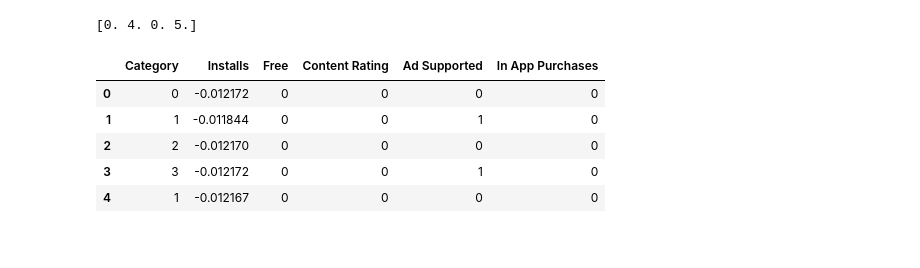
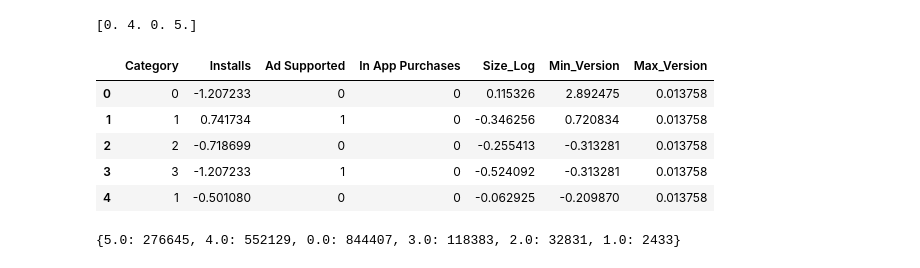
Before and after one commit to mv30/cmpe_255_group_project, a Jupyter notebook: PreProcess_RandomForest.ipynb, the cells around one changed output. Drawn from its saved outputs; the diff is of its cells as text; code cells hidden in the pictures.

```diff
--- a/PreProcess_RandomForest.ipynb
+++ b/PreProcess_RandomForest.ipynb
@@ -118,3 +155,28 @@ app_data.head()
+# %%
+def get_min_version( version):
+    if version == 'Varies with device':
+        return 0
+    elif '-' in version:
+        arr = version.split('-')
+        return get_version_value(arr[0].strip())
+    elif 'and' in version:
+        arr = version.split('and')
+        return get_version_value(arr[0].strip())
+    return get_version_value( version)
+# %%
+def get_max_version( version):
+    if version == 'Varies with device':
+        return 11
+    elif '-' in version:
+        arr = version.split('-')
+        return get_version_value(arr[1].strip())
+    elif 'and' in version:
+        arr = version.split('and')
+        return get_version_value(arr[1].strip())
+    return get_version_value( version)
+# %%
+app_data['Min_Version'] = app_data.apply( lambda row: get_min_version(row['Minimum Android']), axis = 1)
+app_data['Max_Version'] = app_data.apply( lambda row: get_max_version(row['Minimum Android']), axis = 1)
 # %%
 app_data['Category'] = pd.factorize(app_data['Category'])[0].astype(int)
 app_data['Content Rating'] = pd.factorize(app_data['Content Rating'])[0].astype(int)
@@ -132,4 +202,4 @@ app_data.head()
 # %%
-X = app_data.drop(['App Name', 'Rating', 'Rating Count', 'Minimum Installs', 'Maximum Installs', 'Price', 'Released', 'Last Updated'], axis=1)
+X = app_data.drop(['App Name', 'Size', 'Content Rating', 'Minimum Android','Rating', 'Rating Count', 'Minimum Installs', 'Maximum Installs', 'Price', 'Released', 'Last Updated', 'Free'], axis=1)
 X.head()
 # %% [output]
@@ -147,17 +217,29 @@ print(y[0:4])
 # %%
 std_scaler = StandardScaler()
 X['Installs'] = std_scaler.fit_transform(X[['Installs']])
+X['Size_Log'] = std_scaler.fit_transform(X[['Size_Log']])
+X['Min_Version'] = std_scaler.fit_transform(X[['Min_Version']])
+X['Max_Version'] = std_scaler.fit_transform(X[['Max_Version']])
 X.head()
 # %% [output]
-|  | Category | Installs | Free | Content Rating | Ad Supported | In App Purchases |
-| 0 | 0 | -0.012172 | 0 | 0 | 0 | 0 |
-| 1 | 1 | -0.011844 | 0 | 0 | 1 | 0 |
-| 2 | 2 | -0.012170 | 0 | 0 | 0 | 0 |
-| 3 | 3 | -0.012172 | 0 | 0 | 1 | 0 |
-| 4 | 1 | -0.012167 | 0 | 0 | 0 | 0 |
+|  | Category | Installs | Ad Supported | In App Purchases | Size_Log | Min_Version | Max_Version |
+| 0 | 0 | -1.207233 | 0 | 0 | 0.115326 | 2.892475 | 0.013758 |
+| 1 | 1 | 0.741734 | 1 | 0 | -0.346256 | 0.720834 | 0.013758 |
+| 2 | 2 | -0.718699 | 0 | 0 | -0.255413 | -0.313281 | 0.013758 |
+| 3 | 3 | -1.207233 | 1 | 0 | -0.524092 | -0.313281 | 0.013758 |
+| 4 | 1 | -0.501080 | 0 | 0 | -0.062925 | -0.209870 | 0.013758 |
 # %%
 from sklearn.model_selection import train_test_split
 X_train, X_test, y_train, y_test = train_test_split(X, y, train_size = 0.8)
+# %%
+count = {}
+for i in y_train:
+    if i not in count:
+        count[i] = 0
+    count[i] = count[i] + 1
+print(count)
+# %% [output]
+{5.0: 276645, 4.0: 552129, 0.0: 844407, 3.0: 118383, 2.0: 32831, 1.0: 2433}
 # %%
 rf_model = RandomForestClassifier()
 rf_model.fit(X_train,y_train)
```
Also changed, not shown: parts of 30 cells of this notebook, 1 other file.
